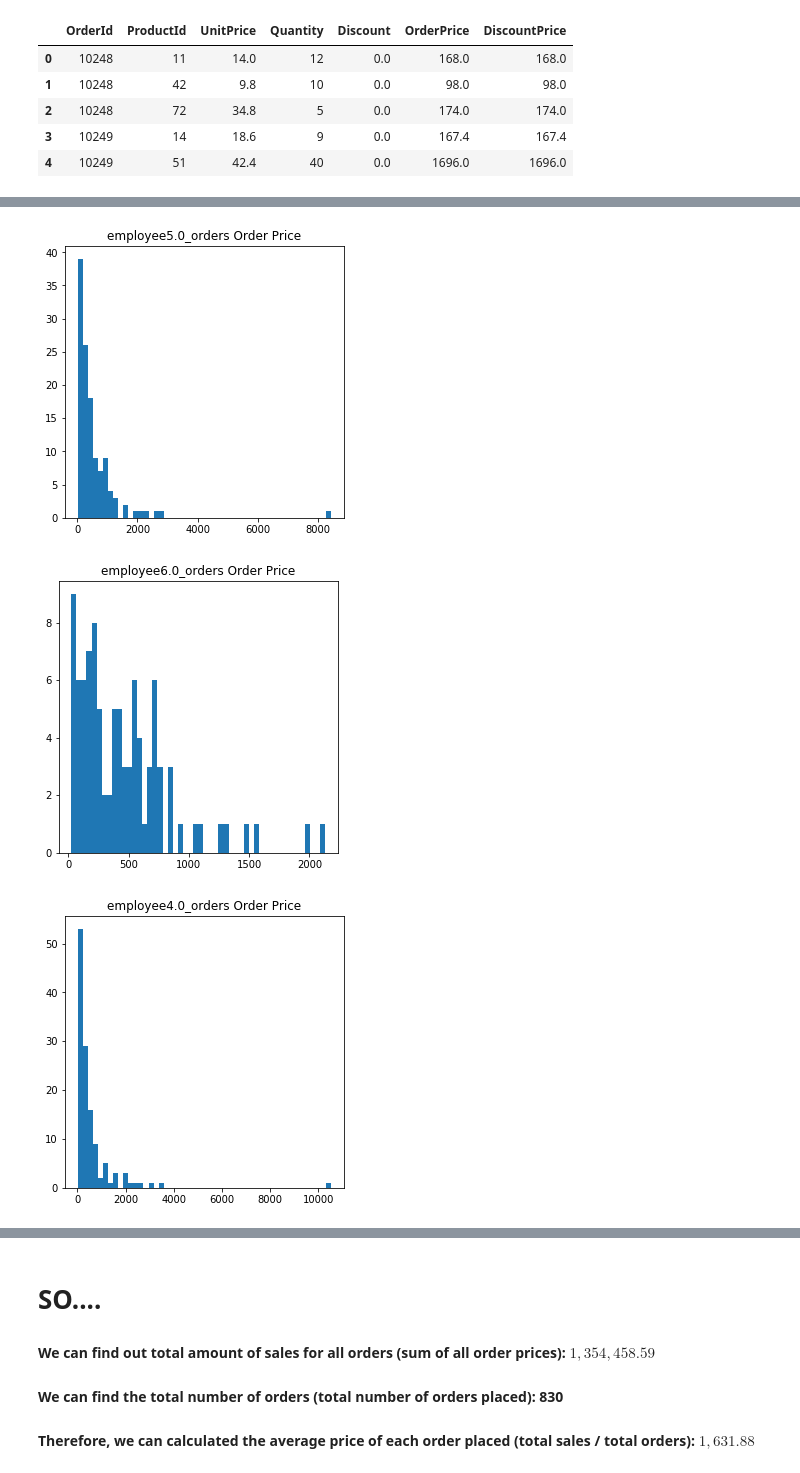
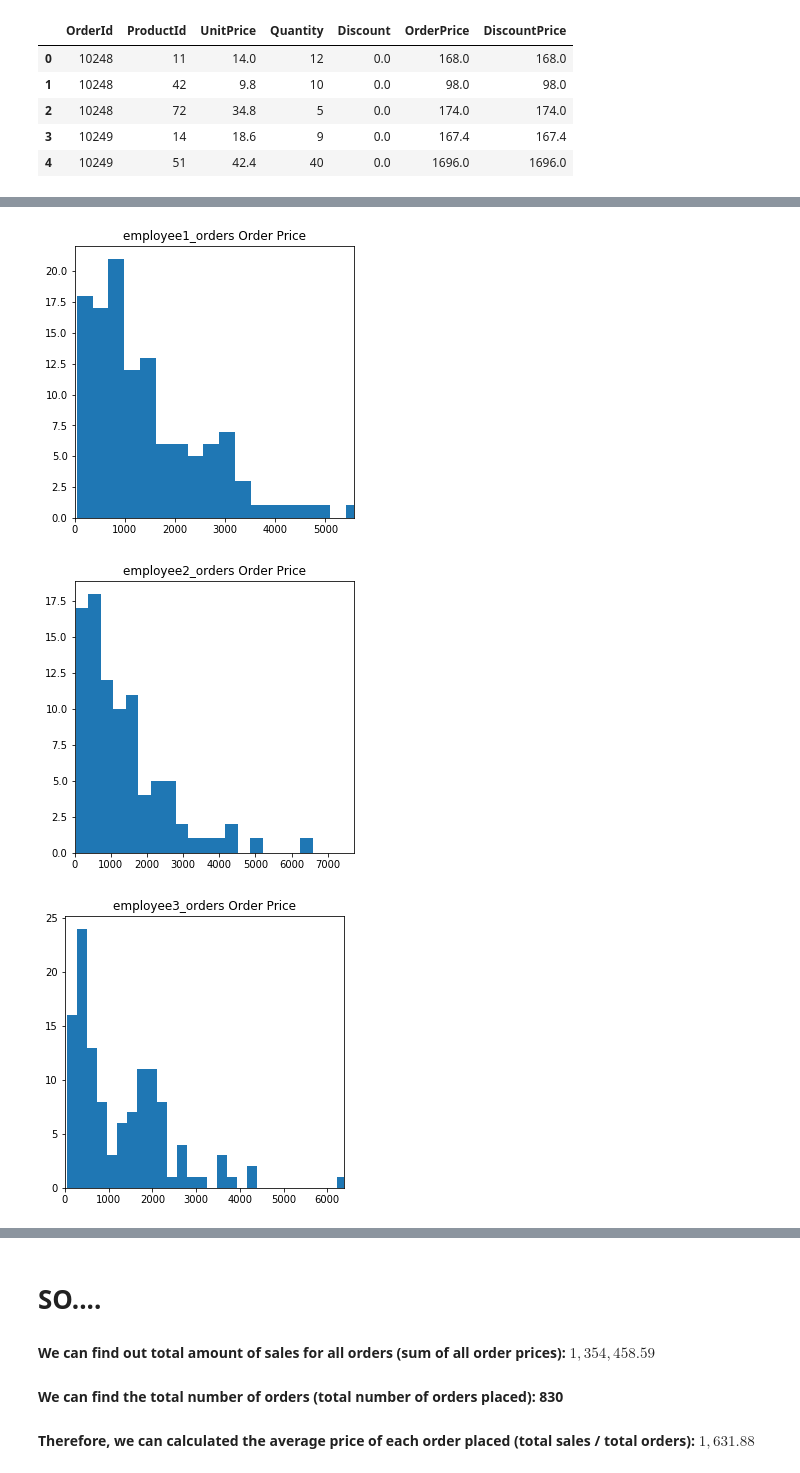
Before and after one commit to steeznation16/dsc-2-final-project-online-ds-ft-100118, a Jupyter notebook: student.ipynb, the cells around one changed output, grey strips where cells are left out. Cells and saved outputs as stored; diff of their text form; code cells hidden in the pictures.

```diff
--- a/student.ipynb
+++ b/student.ipynb
@@ -569,0 +614,3 @@ None
+# %%
+order_df = pd.read_sql_query("SELECT * FROM [Order];", conn)
+order_df.head()
@@ -569,0 +624,4 @@ None
+# %%
+order_df = order_df.drop(columns=['CustomerId', 'RequiredDate', 'ShippedDate', 'ShipName', 'ShipAddress',
+                       'ShipCity', 'ShipPostalCode'])
+order_df.head()
@@ -595,4 +655,4 @@ None
 # %%
-all_orders = pd.concat([orderdetail_df, order_df], axis=1)
+all_orders = order_df.join(orderdetail_agg_df, on="OrderId")
 all_orders.head()
 # %% [output]
@@ -627,4 +665,5 @@ memory usage: 252.5+ KB
 # %%
-all_orders.sort_values(by='OrderId', inplace=True)
+print(all_orders.info())
+all_orders.sort_values(by='EmployeeId', inplace=True)
 all_orders.head()
 # %% [output]
@@ -655,11 +728,11 @@ for index, key in enumerate(keys):
 # %%
 for employee_id, table in employee_orders_dict.items():
     plt.figure(figsize=(5, 5))
     plt.hist(table.OrderPrice, bins=50)
-    #plt.xlim(0, 3*table.std())
+    plt.xlim(0, 3*table.OrderPrice.std())
     plt.title(employee_id + " Order Price")
     plt.show()
 # %% [output]
-[figure, old version]
+[figure, new version]
-[figure, old version]
+[figure, new version]
-[figure, old version]
+[figure, new version]
```
Also changed, not shown: parts of 120 cells of this notebook.
